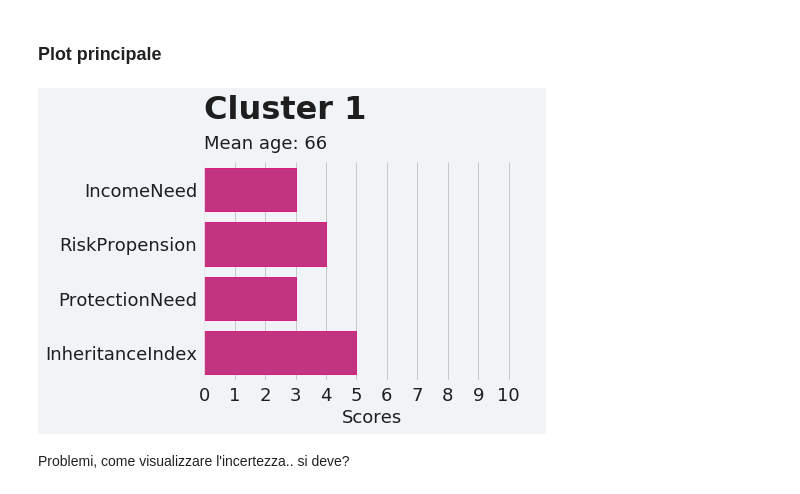
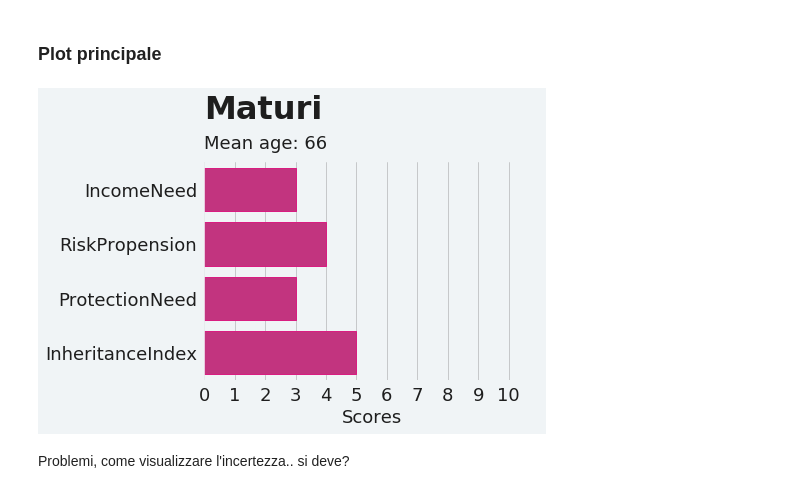
Before and after one commit to PietroBonardi/advise_only, a Jupyter notebook: viz_and_appearance/davide_viz.ipynb, the cells around one changed output. Cells and saved outputs as stored; diff of their text form; code cells hidden in the pictures.

```diff
--- a/viz_and_appearance/davide_viz.ipynb
+++ b/viz_and_appearance/davide_viz.ipynb
@@ -10,7 +10,7 @@ import yaml
 #importo i dati, i ranking e i colori
 palette = open("palette.yml")
 palette = yaml.load(palette, Loader=yaml.FullLoader)
-dataset = pd.read_csv("../dataset_with_clusters.csv", index_col = 0)
+dataset = pd.read_csv("../DatasetClientClustering_lables.csv", index_col = 0)
 rankings = pd.read_csv("../SRANKresults.csv", index_col = 0, sep = ";")
 
 #modifico il dataset dei punti per avere le medie sui cluster di ogni variabile
@@ -21,6 +21,7 @@ data_mean = data_mean.rename(columns = {"Feature" : "nClusters"})
 
 #variabili di clustering
 cluster_var = ['Age', 'IncomeNeed', 'RiskPropension', 'ProtectionNeed', 'InheritanceIndex']
+investment_var = ["BondInvestments", "Cash", "EquityInvestments", "MoneyMarketInvestments", "OtherInvestments"]
 
 #ora setto lo stile di seaborn
 sns.set_style(
@@ -58,6 +59,7 @@ font = {'family' : 'sans-serif',
         'weight' : 'normal',
         'size'   : 18}
 matplotlib.rc('font', **font)
+palette
 # %% [output]
 {'slides': {'blue': '#55b6ff',
   'darker_blue': '#2e69b8',
@@ -119,34 +126,35 @@ for var in cluster_var:
     var_d = var + "_d"
     cluster_var_d.append(var_d)
     data_mean[var_d] = data_mean[var].apply(lambda x : round(x*10))
 
 #tranne age
 data_mean["Age_d"] = data_mean["Age"].apply(lambda x : round(x))
 
 #poi faccio la trasposizione del dataset per poter plottare
 data_mean_T = (data_mean[cluster_var_d]
                   .transpose()
                   .reset_index()
                   .rename(columns = {"index" : "feature"}))
 data_mean_T["features"] = data_mean_T["feature"].apply(lambda x : x[:-2])
 data_mean_T.drop(columns = "feature", inplace = True)
 
 #ora il barplot
 sns.barplot(x = "Cluster 0",
             y = "features",
             data = data_mean_T.iloc[1:],
             color = palette["elements"]["pink"],
             edgecolor = palette["elements"]["pink"])
 plt.ylabel("")
 plt.xlabel("Scores")
-plt.text(x = 0, y = -1.30, s = "Cluster 1", fontsize = 32, fontweight = "bold")
+plt.text(x = 0, y = -1.30, s = "Maturi", fontsize = 32, fontweight = "bold")
 plt.text(x = 0, y = -0.75,
          s = "Mean age: {}".format(data_mean_T.loc[0]["Cluster 1"]),
          fontsize = 18)
 plt.xlim((0, 11))
 plt.xticks([x for x in range(11)])
 plt.show()
+data_mean.to_csv("data_complete.csv")
 # %% [output]
-[figure, old version]
+[figure, new version]
 # %% [markdown]
 Problemi, come visualizzare l'incertezza.. si deve?
```
Also changed, not shown: parts of 5 cells of this notebook, 10 other files.
